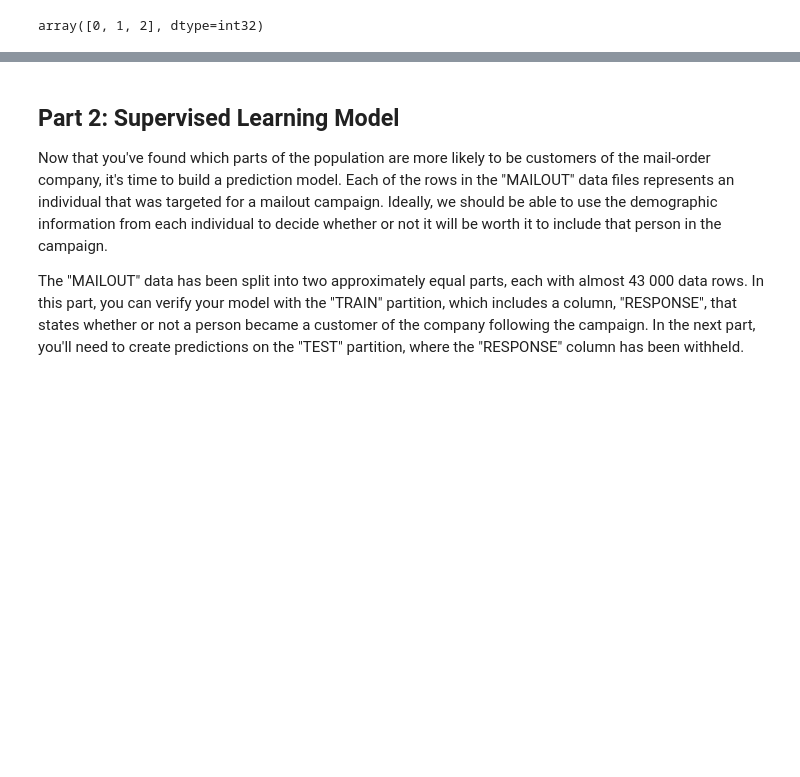
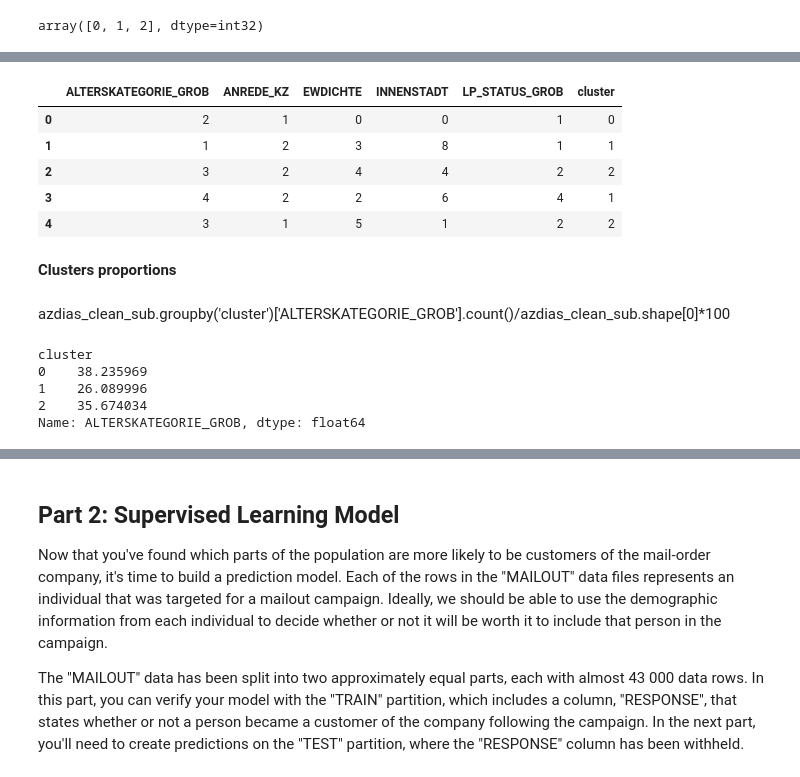
Before and after one commit to keiss01/Udacity, a Jupyter notebook: Arvato Project Workbook.ipynb, the cells around one changed output, grey strips where cells are left out. Cells and saved outputs as stored; diff of their text form; code cells hidden in the pictures; blank space fills up the shorter version.

```diff
--- a/Arvato Project Workbook.ipynb
+++ b/Arvato Project Workbook.ipynb
@@ -522,0 +527,24 @@ plt.show()
+# %%
+azdias_clean_sub['cluster'] = azdias_label
+customers_clean_sub['cluster'] = customers_label
+# %%
+azdias_clean_sub.head()
+# %% [output]
+|  | ALTERSKATEGORIE_GROB | ANREDE_KZ | EWDICHTE | INNENSTADT | LP_STATUS_GROB | cluster |
+| 0 | 2 | 1 | 0 | 0 | 1 | 0 |
+| 1 | 1 | 2 | 3 | 8 | 1 | 1 |
+| 2 | 3 | 2 | 4 | 4 | 2 | 2 |
+| 3 | 4 | 2 | 2 | 6 | 4 | 1 |
+| 4 | 3 | 1 | 5 | 1 | 2 | 2 |
+# %% [markdown]
+**Clusters proportions**
+# %% [markdown]
+azdias_clean_sub.groupby('cluster')['ALTERSKATEGORIE_GROB'].count()/azdias_clean_sub.shape[0]*100
+# %%
+customers_clean_sub.groupby('cluster')['ALTERSKATEGORIE_GROB'].count()/customers_clean_sub.shape[0]*100
+# %% [output]
+cluster
+0    38.235969
+1    26.089996
+2    35.674034
+Name: ALTERSKATEGORIE_GROB, dtype: float64
```
Also changed, not shown: parts of 33 cells of this notebook.
